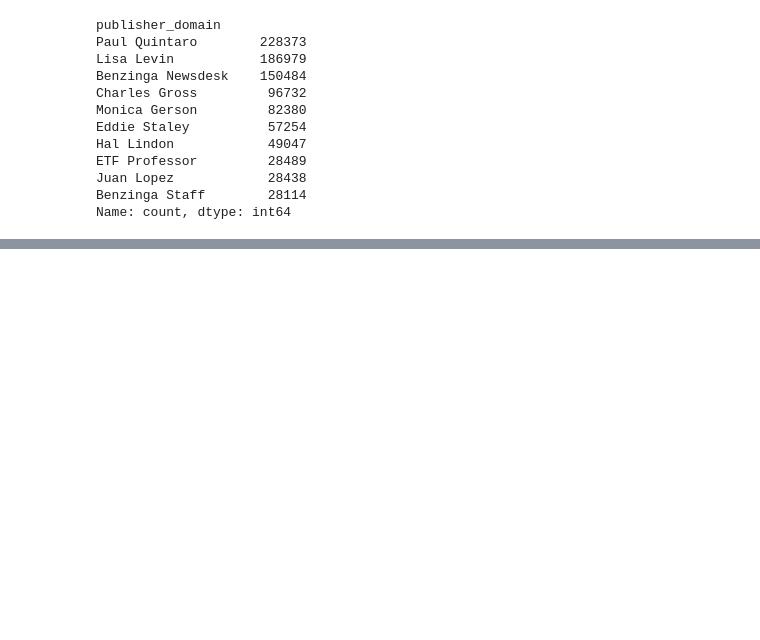
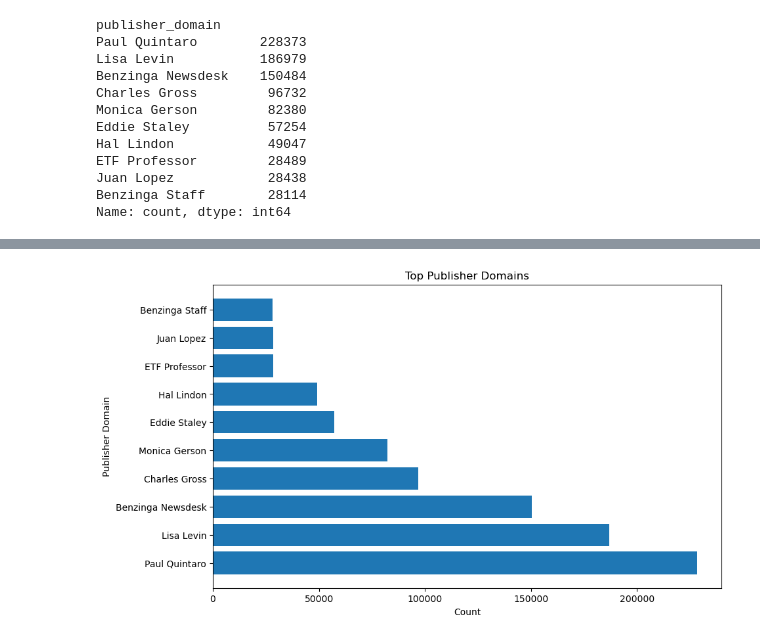
Before and after one commit to jodahe1/Nova_Financial_Solutions, a Jupyter notebook: Scripts/Publisher Analysis.ipynb, the cells around one changed output, grey strips where cells are left out. Saved outputs shown, nothing was run; the diff lists cells and outputs as text; code cells hidden in the pictures; blank space fills up the shorter version.

```diff
--- a/Scripts/Publisher Analysis.ipynb
+++ b/Scripts/Publisher Analysis.ipynb
@@ -66,0 +87,10 @@ Name: count, dtype: int64
+# %%
+# Create a horizontal bar chart of the top publisher domains
+plt.figure(figsize=(10, 6))
+plt.barh(top_domains.index, top_domains.values)
+plt.xlabel("Count")
+plt.ylabel("Publisher Domain")
+plt.title("Top Publisher Domains")
+plt.show()
+# %% [output]
+[figure, added]
```
Also changed, not shown: parts of 3 cells of this notebook.
